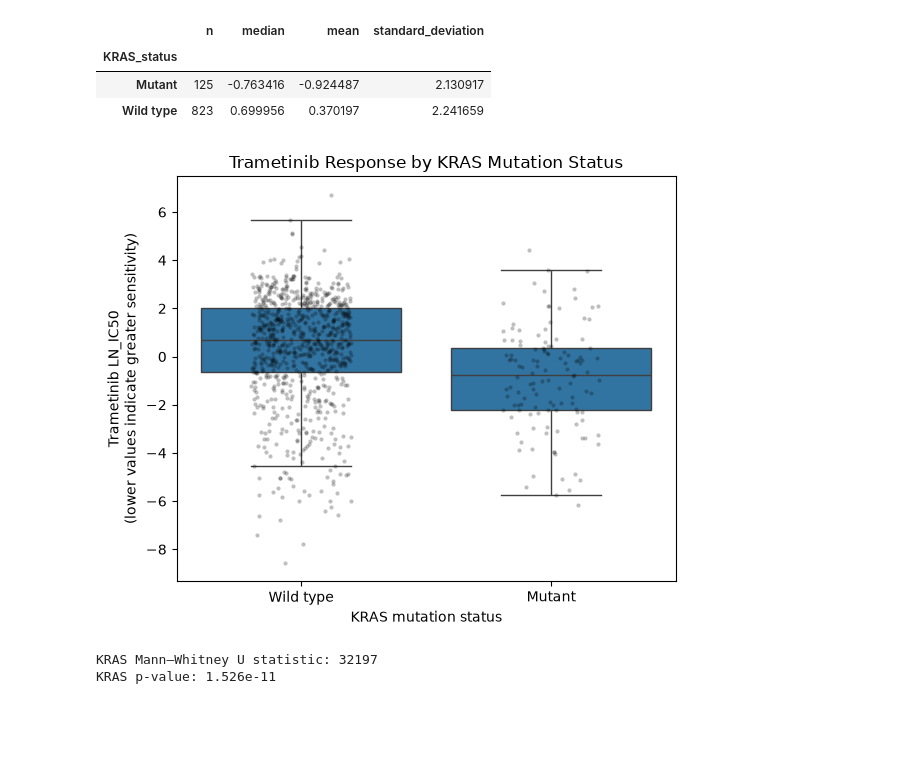
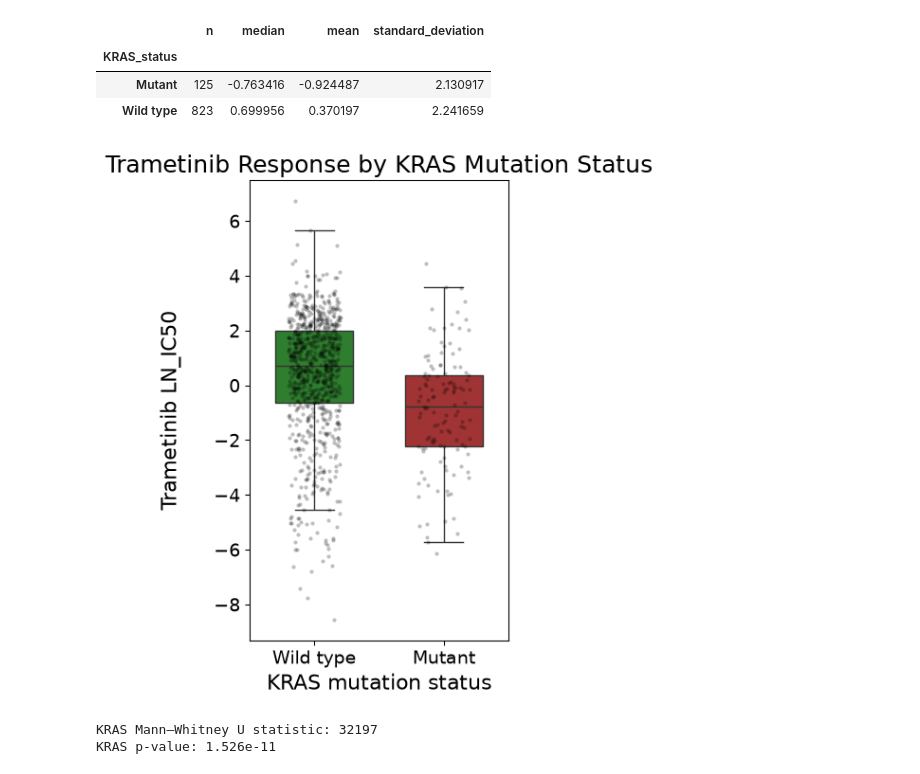
Before and after one commit to carolinemalaihull/trametinib-drug-response-ml, a Jupyter notebook: notebooks/01_data_exploration.ipynb, the cells around one changed output. Drawn from its saved outputs; the diff is of its cells as text; code cells hidden in the pictures; blank space fills up the shorter version.

```diff
--- a/notebooks/01_data_exploration.ipynb
+++ b/notebooks/01_data_exploration.ipynb
@@ -46,8 +46,8 @@ import seaborn as sns
 # %% [markdown]
 # 1. Dataset Selection
 # %%
-gdsc = pd.read_csv("../data/GDSC2-dataset.csv")
-mutations = pd.read_csv("../data/mutations_summary.csv")
+gdsc = pd.read_excel("../data/GDSC2_fitted_dose_response_27Oct23.xlsx")
+mutations = pd.read_csv("../data/mutations_summary_20260724.csv")
 
 # Standardise gene symbols before any mutation-based analysis
 mutations["gene_symbol"] = (
@@ -1244,39 +1191,45 @@ display(kras_summary)
 | Mutant | 125 | -0.763416 | -0.924487 | 2.130917 |
 | Wild type | 823 | 0.699956 | 0.370197 | 2.241659 |
 # %%
-plt.figure(figsize=(6, 5))
+plt.figure(figsize=(4, 6))
 
 sns.boxplot(
     data=trametinib_matched,
     x="KRAS_status",
     y="LN_IC50",
+    hue="KRAS_status",
     order=["Wild type", "Mutant"],
+    palette={
+        "Wild type": "forestgreen",
+        "Mutant": "firebrick"
+    },
+    legend=False,
+    width=0.6,
     showfliers=False
 )
 
 sns.stripplot(
     data=trametinib_matched,
     x="KRAS_status",
     y="LN_IC50",
     order=["Wild type", "Mutant"],
     color="black",
     alpha=0.25,
     size=3,
     jitter=0.2
 )
-
-plt.xlabel("KRAS mutation status")
+plt.title("Trametinib Response by KRAS Mutation Status", fontsize=18)
+plt.xlabel("KRAS mutation status", fontsize=16)
 plt.ylabel(
-    "Trametinib LN_IC50\n"
-    "(lower values indicate greater sensitivity)"
+    "Trametinib LN_IC50\n", fontsize=16
 )
-
-plt.title("Trametinib Response by KRAS Mutation Status")
+plt.xticks(fontsize=14)
+plt.yticks(fontsize=14)
 
 plt.tight_layout()
 plt.show()
 # %% [output]
-[figure, old version]
+[figure, new version]
 # %%
 from scipy.stats import mannwhitneyu
 
```
Also changed, not shown: parts of 25 cells of this notebook, 2 other files.
